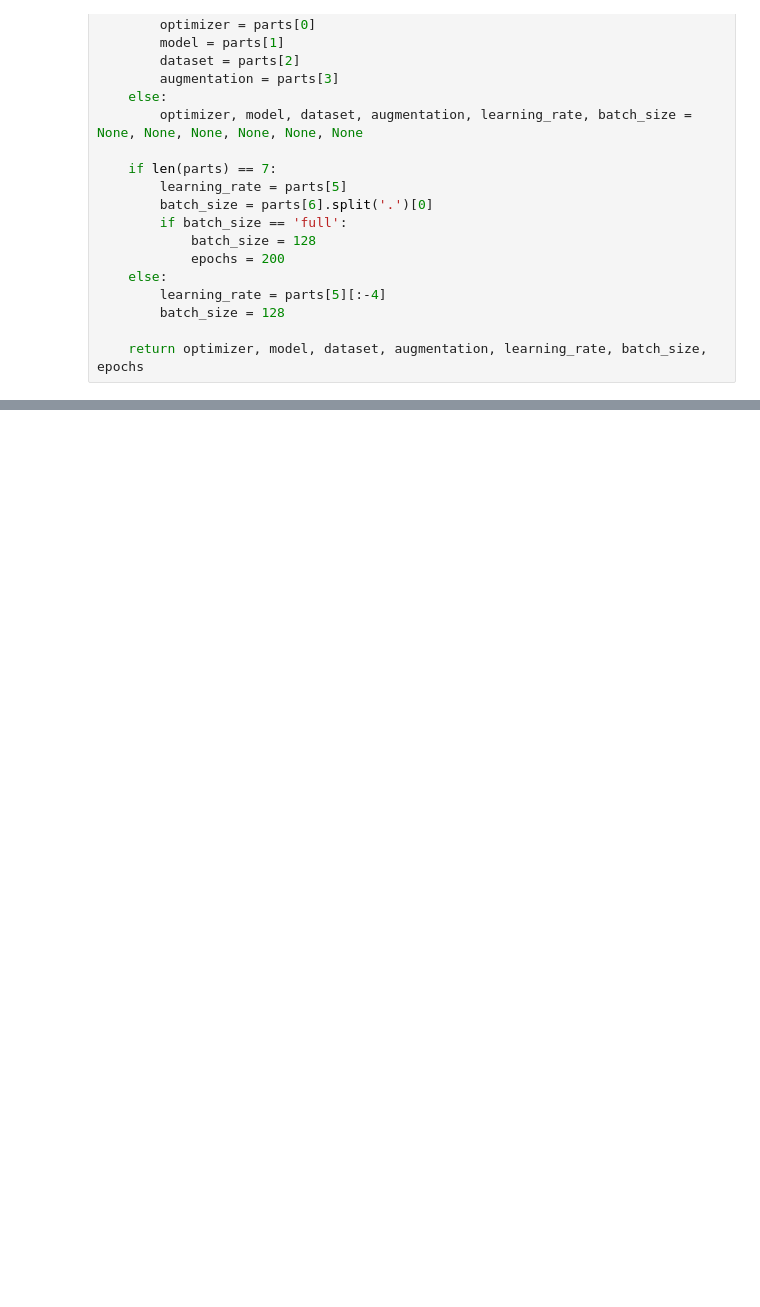
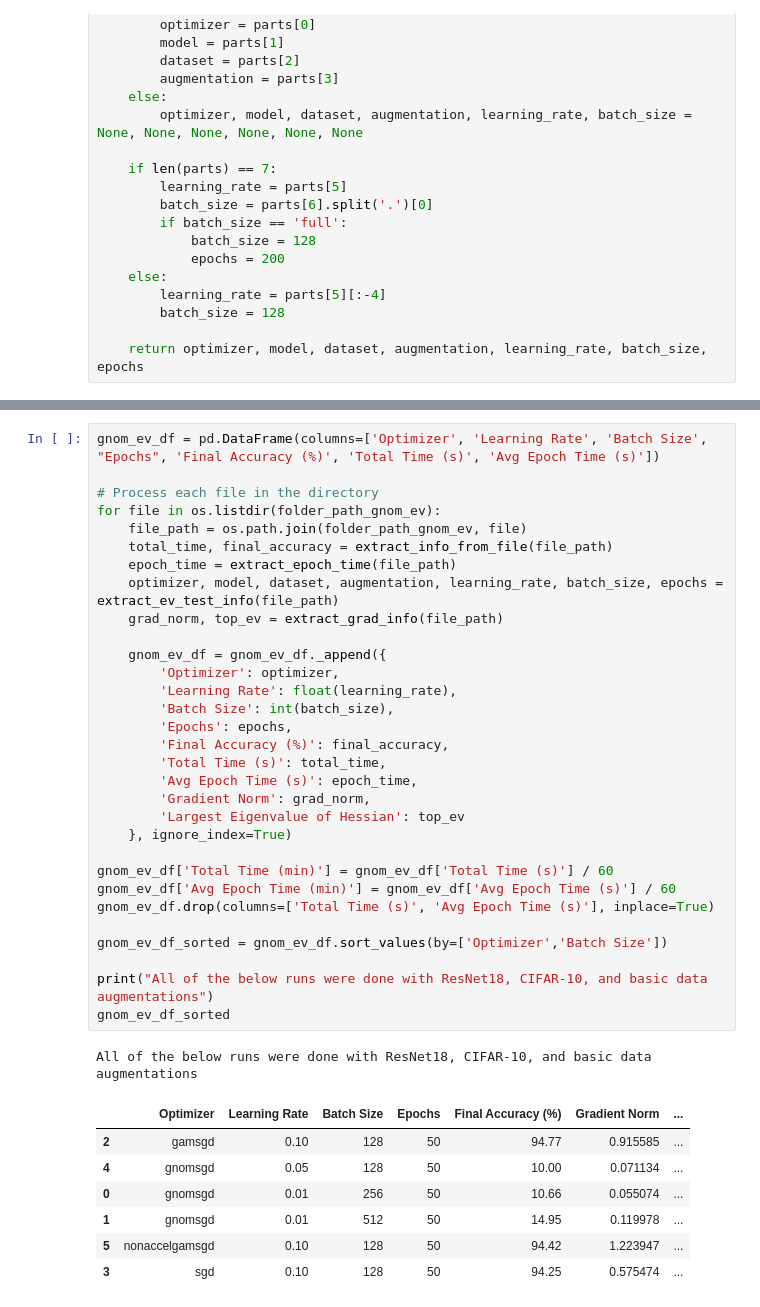
Before and after one commit to thomask902/2024-Numerical-Optimization-Research, a Jupyter notebook: results.ipynb, the cells around one changed output, grey strips where cells are left out. Saved outputs shown, nothing was run; the diff lists cells and outputs as text; blank space fills up the shorter version.

```diff
--- a/results.ipynb
+++ b/results.ipynb
@@ -261,0 +254,40 @@ gnom_df_sorted
+# %%
+gnom_ev_df = pd.DataFrame(columns=['Optimizer', 'Learning Rate', 'Batch Size', "Epochs", 'Final Accuracy (%)', 'Total Time (s)', 'Avg Epoch Time (s)'])
+
+# Process each file in the directory
+for file in os.listdir(folder_path_gnom_ev):
+    file_path = os.path.join(folder_path_gnom_ev, file)
+    total_time, final_accuracy = extract_info_from_file(file_path)
+    epoch_time = extract_epoch_time(file_path)
+    optimizer, model, dataset, augmentation, learning_rate, batch_size, epochs = extract_ev_test_info(file_path)
+    grad_norm, top_ev = extract_grad_info(file_path)
+
+    gnom_ev_df = gnom_ev_df._append({
+        'Optimizer': optimizer,
+        'Learning Rate': float(learning_rate),
+        'Batch Size': int(batch_size),
+        'Epochs': epochs,
+        'Final Accuracy (%)': final_accuracy,
+        'Total Time (s)': total_time,
+        'Avg Epoch Time (s)': epoch_time,
+        'Gradient Norm': grad_norm,
+        'Largest Eigenvalue of Hessian': top_ev
+    }, ignore_index=True)
+
+gnom_ev_df['Total Time (min)'] = gnom_ev_df['Total Time (s)'] / 60
+gnom_ev_df['Avg Epoch Time (min)'] = gnom_ev_df['Avg Epoch Time (s)'] / 60
+gnom_ev_df.drop(columns=['Total Time (s)', 'Avg Epoch Time (s)'], inplace=True)
+
+gnom_ev_df_sorted = gnom_ev_df.sort_values(by=['Optimizer','Batch Size'])
+
+print("All of the below runs were done with ResNet18, CIFAR-10, and basic data augmentations")
+gnom_ev_df_sorted
+# %% [output]
+All of the below runs were done with ResNet18, CIFAR-10, and basic data augmentations
+|  | Optimizer | Learning Rate | Batch Size | Epochs | Final Accuracy (%) | Gradient Norm | ... |
+| 2 | gamsgd | 0.10 | 128 | 50 | 94.77 | 0.915585 | ... |
+| 4 | gnomsgd | 0.05 | 128 | 50 | 10.00 | 0.071134 | ... |
+| 0 | gnomsgd | 0.01 | 256 | 50 | 10.66 | 0.055074 | ... |
+| 1 | gnomsgd | 0.01 | 512 | 50 | 14.95 | 0.119978 | ... |
+| 5 | nonaccelgamsgd | 0.10 | 128 | 50 | 94.42 | 1.223947 | ... |
+| 3 | sgd | 0.10 | 128 | 50 | 94.25 | 0.575474 | ... |
```
Also changed, not shown: parts of 8 cells of this notebook, 3 other files.
